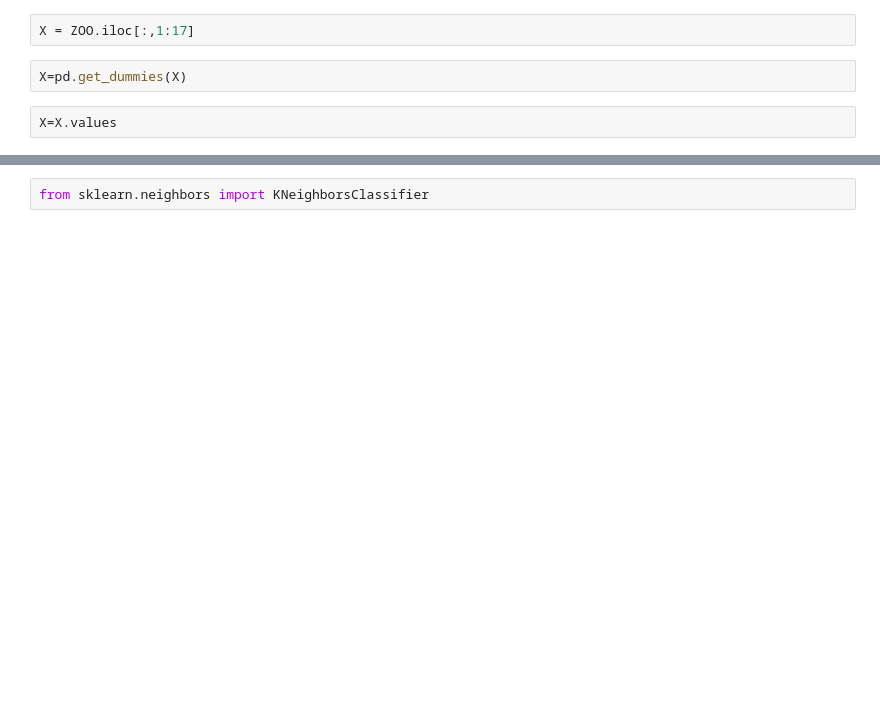
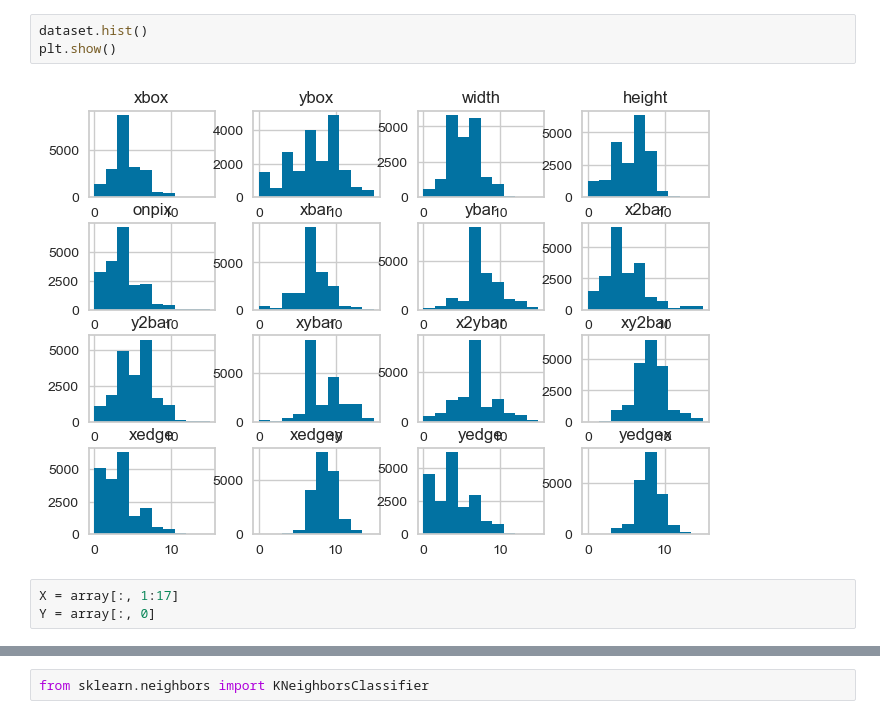
Before and after one commit to ABHI8052796750/machine-learning, a Jupyter notebook: Untitled.ipynb, the cells around one changed output, grey strips where cells are left out. Cells and saved outputs as stored; diff of their text form; blank space fills up the shorter version.

```diff
--- a/Untitled.ipynb
+++ b/Untitled.ipynb
@@ -217,9 +60,11 @@ memory usage: 14.3+ KB
+# %%
+dataset.hist()
+plt.show()
+# %% [output]
+[figure, added]
 # %%
-X = ZOO.iloc[:,1:17]
+X = array[:, 1:17]
+Y = array[:, 0]
-# %%
-X=pd.get_dummies(X)
-# %%
-X=X.values
 # %%
 X
 # %% [output]
```
Also changed, not shown: parts of 74 cells of this notebook.
